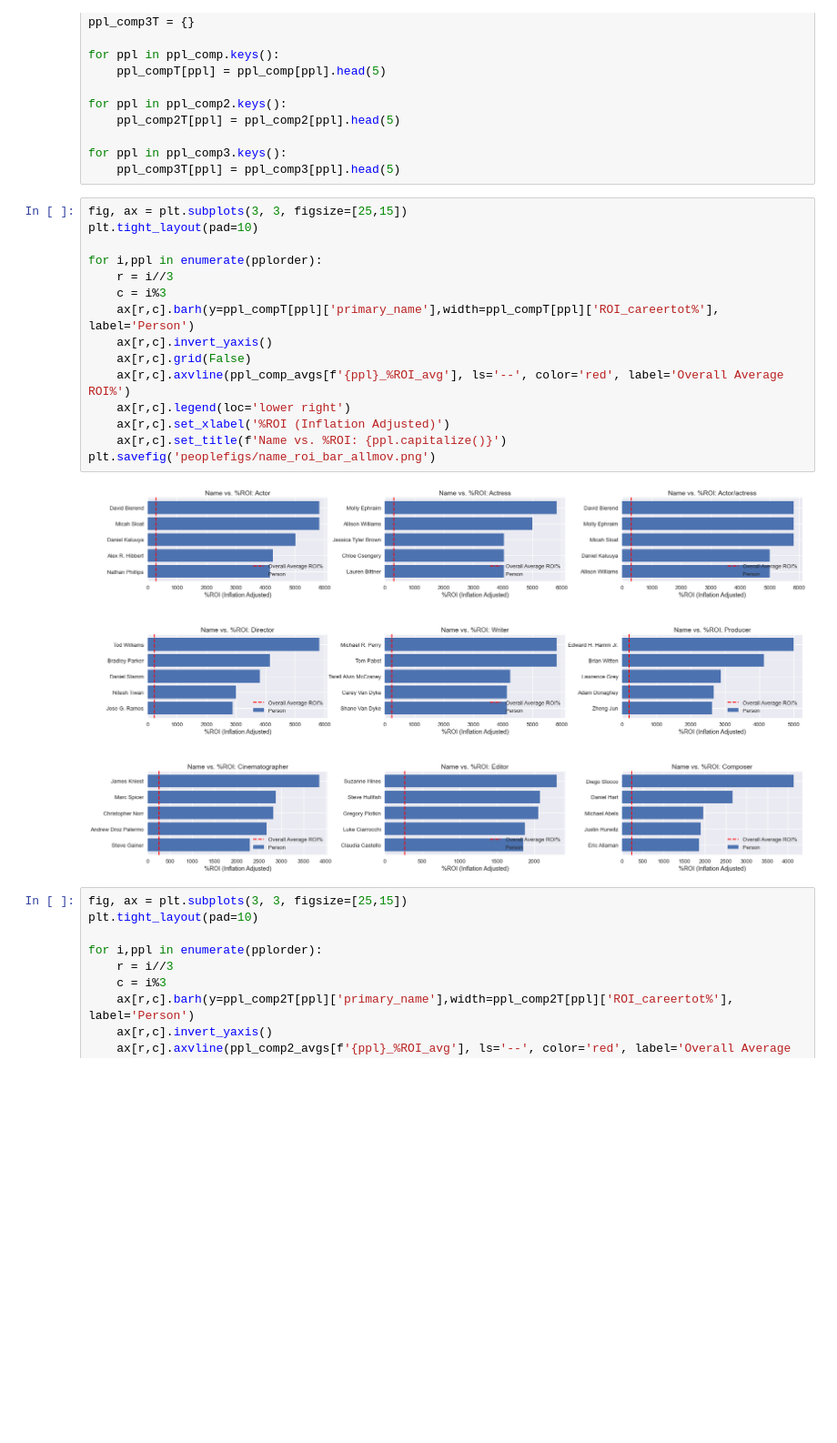
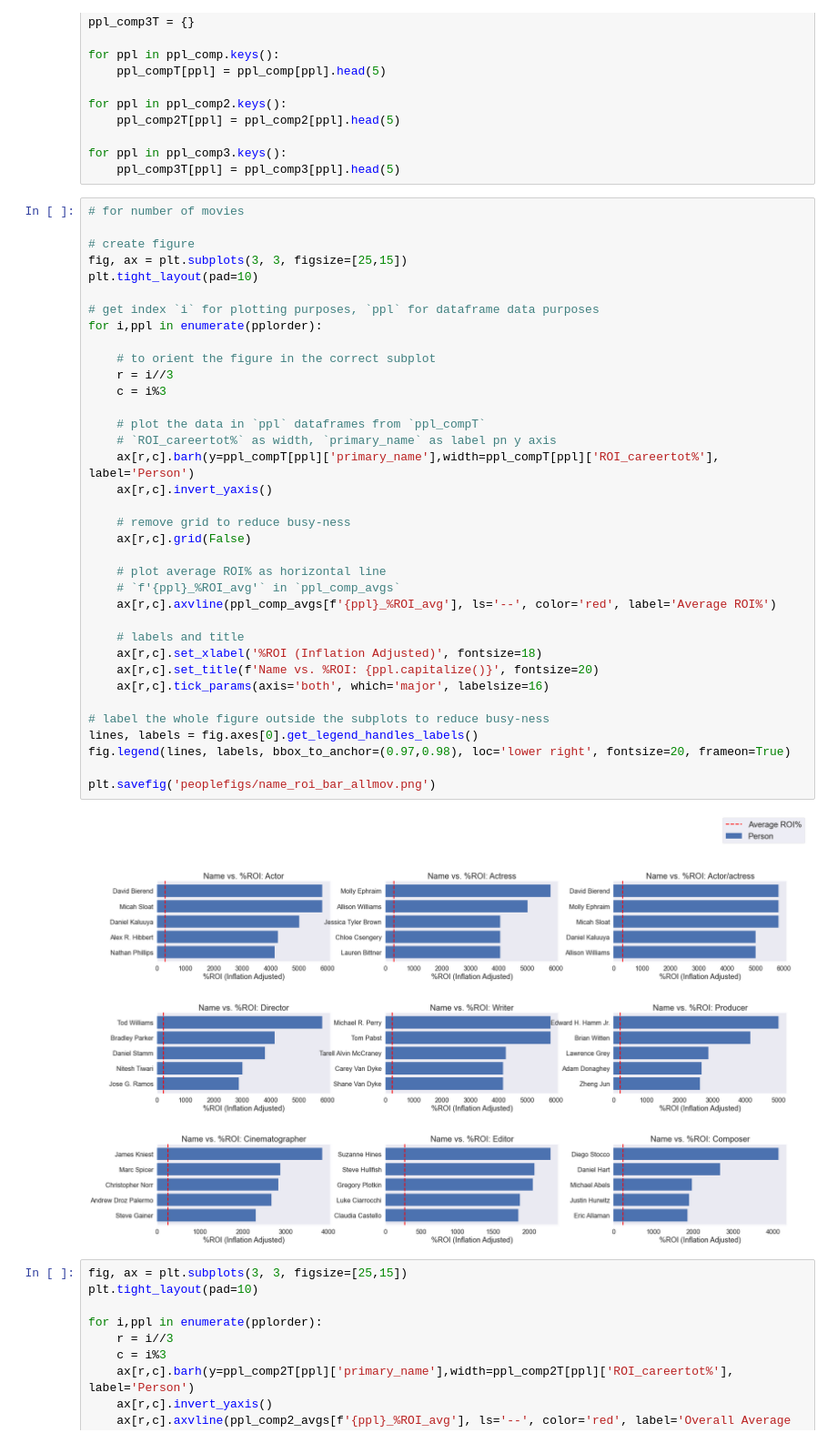
Before and after one commit to Nindorph/MovieAnalysis, a Jupyter notebook: Nick_movieppl_analysis.ipynb, the cells around one changed output. Shown at 91% size. Drawn from its saved outputs; the diff is of its cells as text; blank space fills up the shorter version.

Commit message:
histogram and ppl analysis progress

```diff
--- a/Nick_movieppl_analysis.ipynb
+++ b/Nick_movieppl_analysis.ipynb
@@ -339,22 +354,43 @@ for ppl in ppl_comp2.keys():
 for ppl in ppl_comp3.keys():
     ppl_comp3T[ppl] = ppl_comp3[ppl].head(5)
 # %%
+# for number of movies
+
+# create figure
 fig, ax = plt.subplots(3, 3, figsize=[25,15])
 plt.tight_layout(pad=10)
 
+# get index `i` for plotting purposes, `ppl` for dataframe data purposes
 for i,ppl in enumerate(pplorder):
+
+    # to orient the figure in the correct subplot
     r = i//3
     c = i%3
+
+    # plot the data in `ppl` dataframes from `ppl_compT`
+    # `ROI_careertot%` as width, `primary_name` as label pn y axis
     ax[r,c].barh(y=ppl_compT[ppl]['primary_name'],width=ppl_compT[ppl]['ROI_careertot%'], label='Person')
     ax[r,c].invert_yaxis()
+
+    # remove grid to reduce busy-ness
     ax[r,c].grid(False)
-    ax[r,c].axvline(ppl_comp_avgs[f'{ppl}_%ROI_avg'], ls='--', color='red', label='Overall Average ROI%')
-    ax[r,c].legend(loc='lower right')
-    ax[r,c].set_xlabel('%ROI (Inflation Adjusted)')
-    ax[r,c].set_title(f'Name vs. %ROI: {ppl.capitalize()}')
+
+    # plot average ROI% as horizontal line
+    # `f'{ppl}_%ROI_avg'` in `ppl_comp_avgs`
+    ax[r,c].axvline(ppl_comp_avgs[f'{ppl}_%ROI_avg'], ls='--', color='red', label='Average ROI%')
+
+    # labels and title
+    ax[r,c].set_xlabel('%ROI (Inflation Adjusted)', fontsize=18)
+    ax[r,c].set_title(f'Name vs. %ROI: {ppl.capitalize()}', fontsize=20)
+    ax[r,c].tick_params(axis='both', which='major', labelsize=16)
+
+# label the whole figure outside the subplots to reduce busy-ness
+lines, labels = fig.axes[0].get_legend_handles_labels()
+fig.legend(lines, labels, bbox_to_anchor=(0.97,0.98), loc='lower right', fontsize=20, frameon=True)
+
 plt.savefig('peoplefigs/name_roi_bar_allmov.png')
 # %% [output]
-[figure, old version]
+[figure, new version]
 # %%
 fig, ax = plt.subplots(3, 3, figsize=[25,15])
 plt.tight_layout(pad=10)
```
Also changed, not shown: parts of 8 cells of this notebook, 4 other files.
